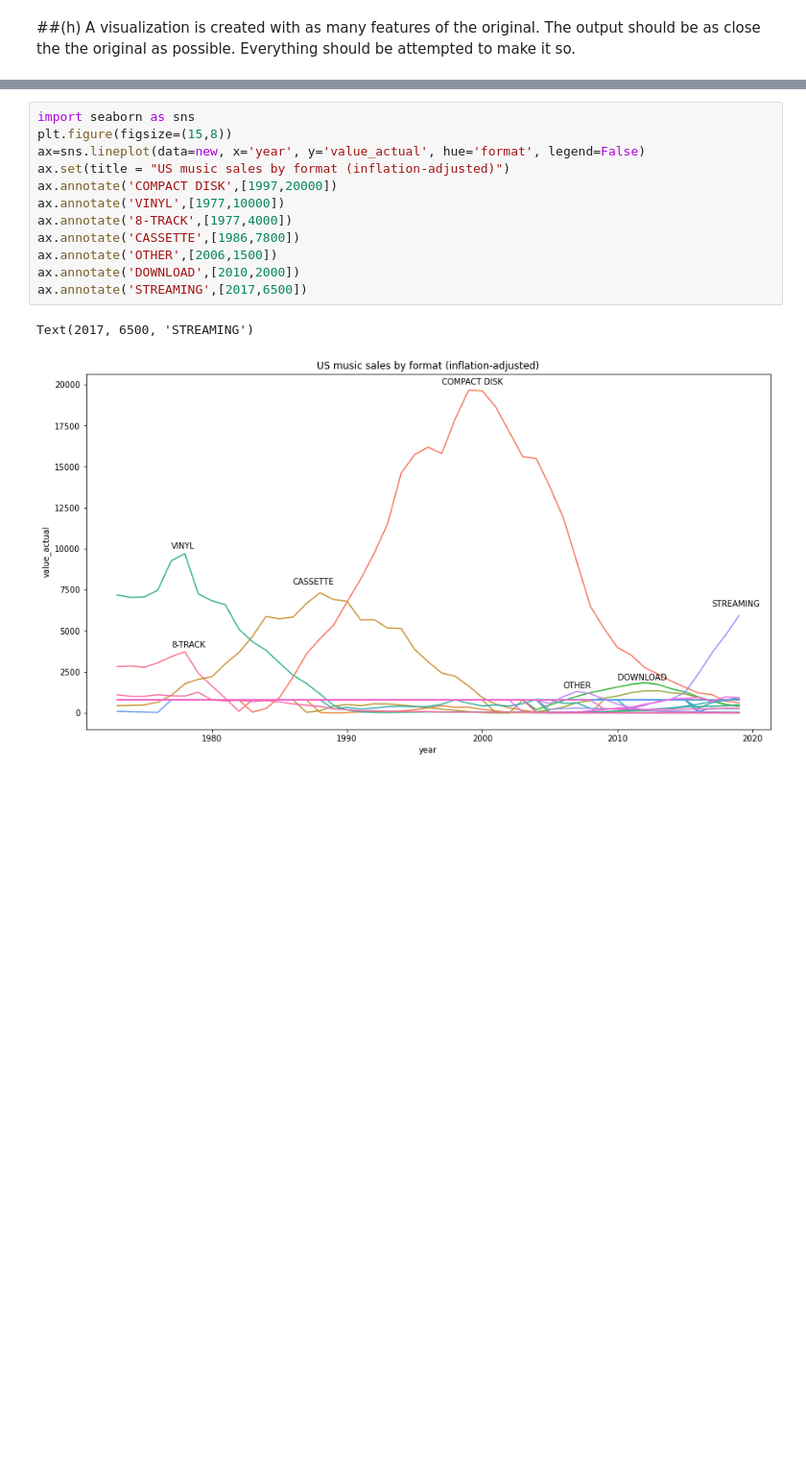
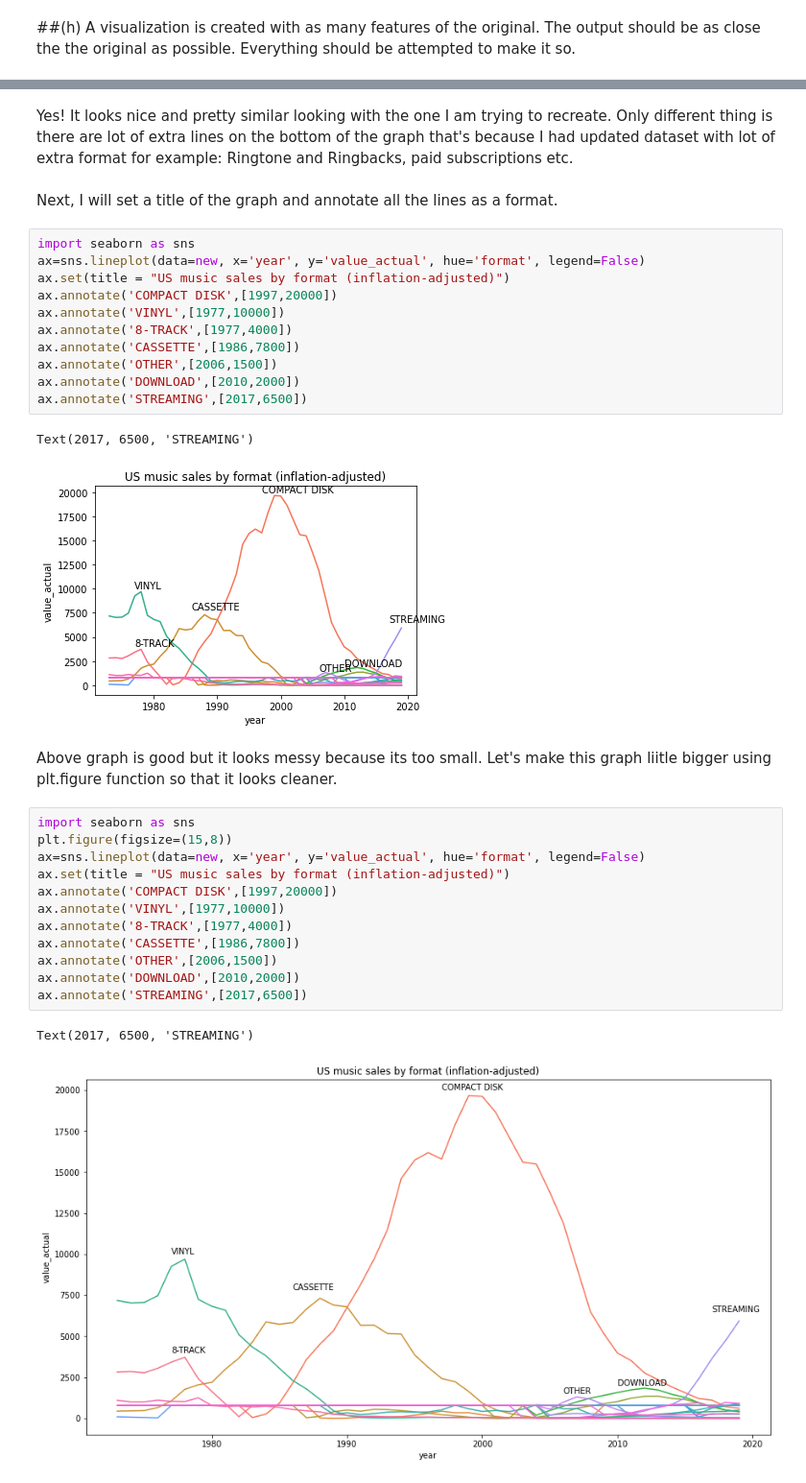
Before and after one commit to almsalahuddin/Data-Processing-and-Visualization, a Jupyter notebook: Project_Recreating_the_Masters_Final_.ipynb, the cells around one changed output, grey strips where cells are left out. Shown at 96% size. Drawn from its saved outputs; the diff is of its cells as text; blank space fills up the shorter version.

```diff
--- a/Project_Recreating_the_Masters_Final_.ipynb
+++ b/Project_Recreating_the_Masters_Final_.ipynb
@@ -123,3 +142,23 @@ plt.show()
+# %% [markdown]
+Yes! It looks nice and pretty similar looking with the one I am trying to recreate. Only different thing is there are lot of extra lines on the bottom of the graph that's because I had updated dataset with lot of extra format for example: Ringtone and Ringbacks, paid subscriptions etc.
+# %% [markdown]
+Next, I will set a title of the graph and annotate all the lines as a format.
+# %%
+import seaborn as sns
+ax=sns.lineplot(data=new, x='year', y='value_actual', hue='format', legend=False)
+ax.set(title = "US music sales by format (inflation-adjusted)")
+ax.annotate('COMPACT DISK',[1997,20000])
+ax.annotate('VINYL',[1977,10000])
+ax.annotate('8-TRACK',[1977,4000])
+ax.annotate('CASSETTE',[1986,7800])
+ax.annotate('OTHER',[2006,1500])
+ax.annotate('DOWNLOAD',[2010,2000])
+ax.annotate('STREAMING',[2017,6500])
+# %% [output]
+Text(2017, 6500, 'STREAMING')
+[figure, added]
+# %% [markdown]
+Above graph is good but it looks messy because its too small. Let's make this graph liitle bigger using plt.figure function so that it looks cleaner.
 # %%
 import seaborn as sns
 plt.figure(figsize=(15,8))
```
Also changed, not shown: parts of 13 cells of this notebook.
